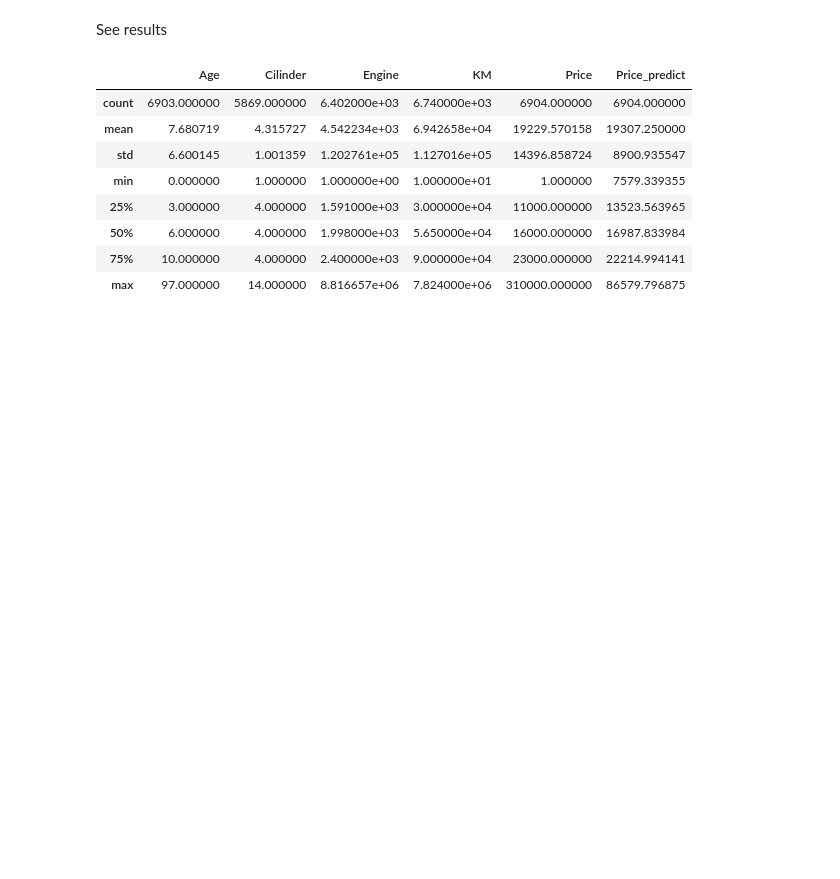
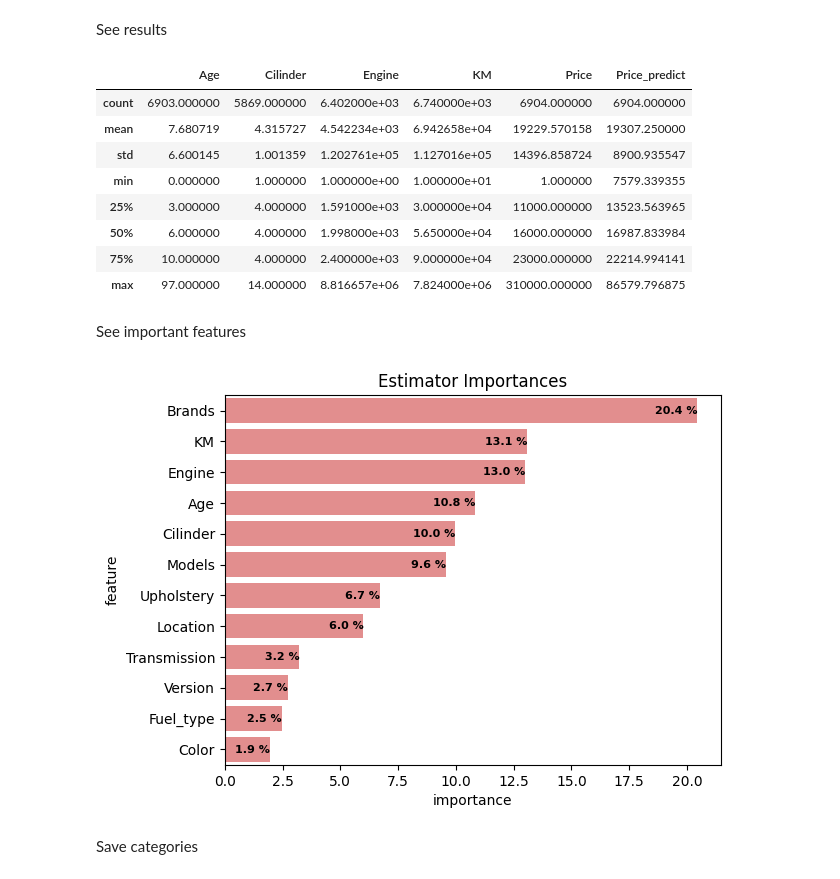
Before and after one commit to JoseGarayar/car_recommendation_system, a Jupyter notebook: app_model/03_app_tuned_model.ipynb, the cells around one changed output. Saved outputs shown, nothing was run; the diff lists cells and outputs as text; code cells hidden in the pictures; blank space fills up the shorter version.

```diff
--- a/app_model/03_app_tuned_model.ipynb
+++ b/app_model/03_app_tuned_model.ipynb
@@ -217,3 +220,31 @@ data_prep.describe()
 | 50% | 6.000000 | 4.000000 | 1.998000e+03 | 5.650000e+04 | 16000.000000 | 16987.833984 |
 | 75% | 10.000000 | 4.000000 | 2.400000e+03 | 9.000000e+04 | 23000.000000 | 22214.994141 |
 | max | 97.000000 | 14.000000 | 8.816657e+06 | 7.824000e+06 | 310000.000000 | 86579.796875 |
+# %% [markdown]
+See important features
+# %%
+# get feature importances
+feature_importances = pd.DataFrame({'feature': estimator.get_booster().feature_names,
+                                    'importance': estimator.feature_importances_ * 100})\
+                        .sort_values(by = 'importance', ascending = False, ignore_index = True)
+
+# plot feature importances
+sns.barplot(data = feature_importances,
+            x = 'importance',
+            y = 'feature',
+            orient = 'h',
+            color = 'lightcoral')
+
+for x, y in enumerate(feature_importances['importance'].tolist()):
+    plt.text(x = y,
+             y = x,
+             s = f'{y:.1f} %',
+             ha = 'right',
+             va = 'center',
+             fontdict = dict(weight = 'bold', fontsize = 8))
+plt.title('Estimator Importances')
+plt.show()
+# %% [output]
+[figure, added]
+# %% [markdown]
+Save categories
```
Also changed, not shown: parts of 2 cells of this notebook.
